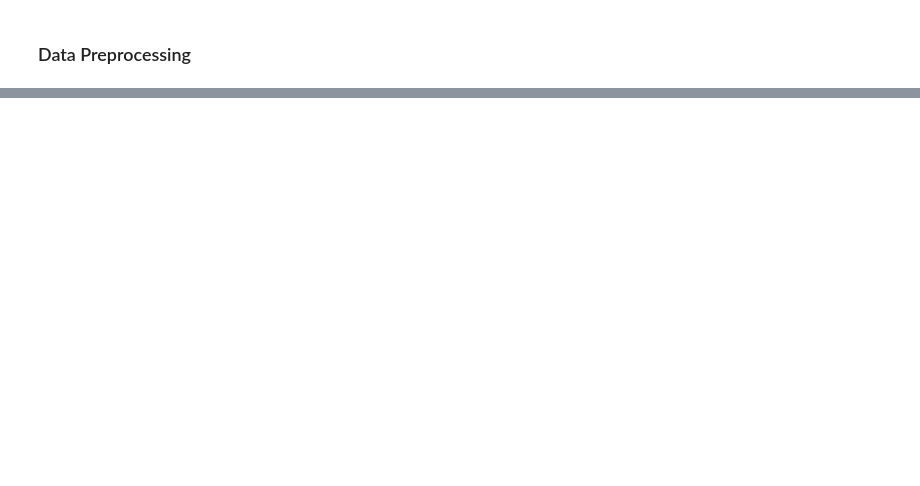
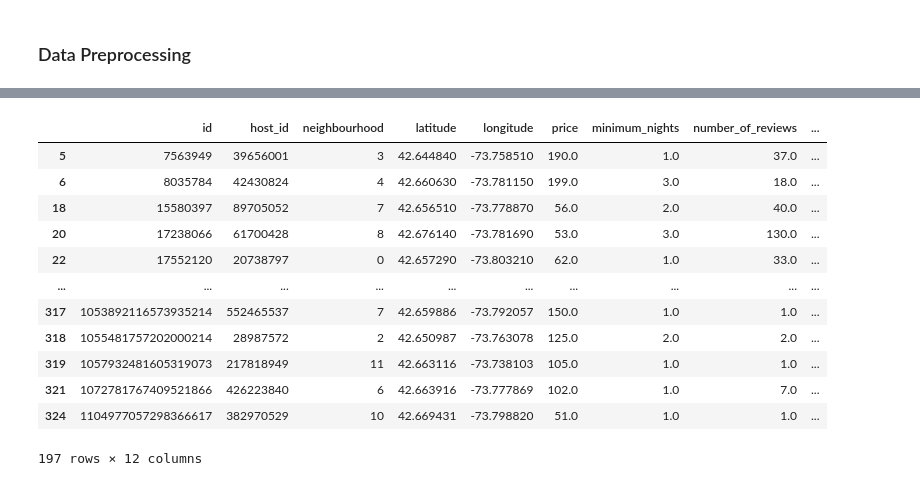
Before and after one commit to ABDULLAHHG/Airbnb-Listing, a Jupyter notebook: Airbnb 2024 EDA.ipynb, the cells around one changed output, grey strips where cells are left out. Saved outputs shown, nothing was run; the diff lists cells and outputs as text; code cells hidden in the pictures; blank space fills up the shorter version.

```diff
--- a/Untitled.ipynb
+++ b/Airbnb 2024 EDA.ipynb
@@ -551,3 +552,5 @@ fig.show()
 [interactive output not drawn]
 # %% [markdown]
 ### Data Preprocessing
+# %%
+data_without_outliers.neighbourhood = data_without_outliers.neighbourhood.replace({k : i for i , k in enumerate(df.neighbourhood.unique())})
@@ -553,0 +573,6 @@ fig.show()
+# %%
+data_without_outliers = data_without_outliers.drop(["name" ,
+                                                    "host_name" ,
+                                                    "price_cat" ,
+                                                    "room_type",
+                                                    "last_review"] , axis = 1)
@@ -553,0 +627,16 @@ fig.show()
+# %%
+data_without_outliers
+# %% [output]
+|  | id | host_id | neighbourhood | latitude | longitude | price | minimum_nights | number_of_reviews | ... |
+| 5 | 7563949 | 39656001 | 3 | 42.644840 | -73.758510 | 190.0 | 1.0 | 37.0 | ... |
+| 6 | 8035784 | 42430824 | 4 | 42.660630 | -73.781150 | 199.0 | 3.0 | 18.0 | ... |
+| 18 | 15580397 | 89705052 | 7 | 42.656510 | -73.778870 | 56.0 | 2.0 | 40.0 | ... |
+| 20 | 17238066 | 61700428 | 8 | 42.676140 | -73.781690 | 53.0 | 3.0 | 130.0 | ... |
+| 22 | 17552120 | 20738797 | 0 | 42.657290 | -73.803210 | 62.0 | 1.0 | 33.0 | ... |
+| ... | ... | ... | ... | ... | ... | ... | ... | ... | ... |
+| 317 | 1053892116573935214 | 552465537 | 7 | 42.659886 | -73.792057 | 150.0 | 1.0 | 1.0 | ... |
+| 318 | 1055481757202000214 | 28987572 | 2 | 42.650987 | -73.763078 | 125.0 | 2.0 | 2.0 | ... |
+| 319 | 1057932481605319073 | 217818949 | 11 | 42.663116 | -73.738103 | 105.0 | 1.0 | 1.0 | ... |
+| 321 | 1072781767409521866 | 426223840 | 6 | 42.663916 | -73.777869 | 102.0 | 1.0 | 7.0 | ... |
+| 324 | 1104977057298366617 | 382970529 | 10 | 42.669431 | -73.798820 | 51.0 | 1.0 | 1.0 | ... |
+197 rows × 12 columns
```
Also changed, not shown: parts of 10 cells of this notebook.
